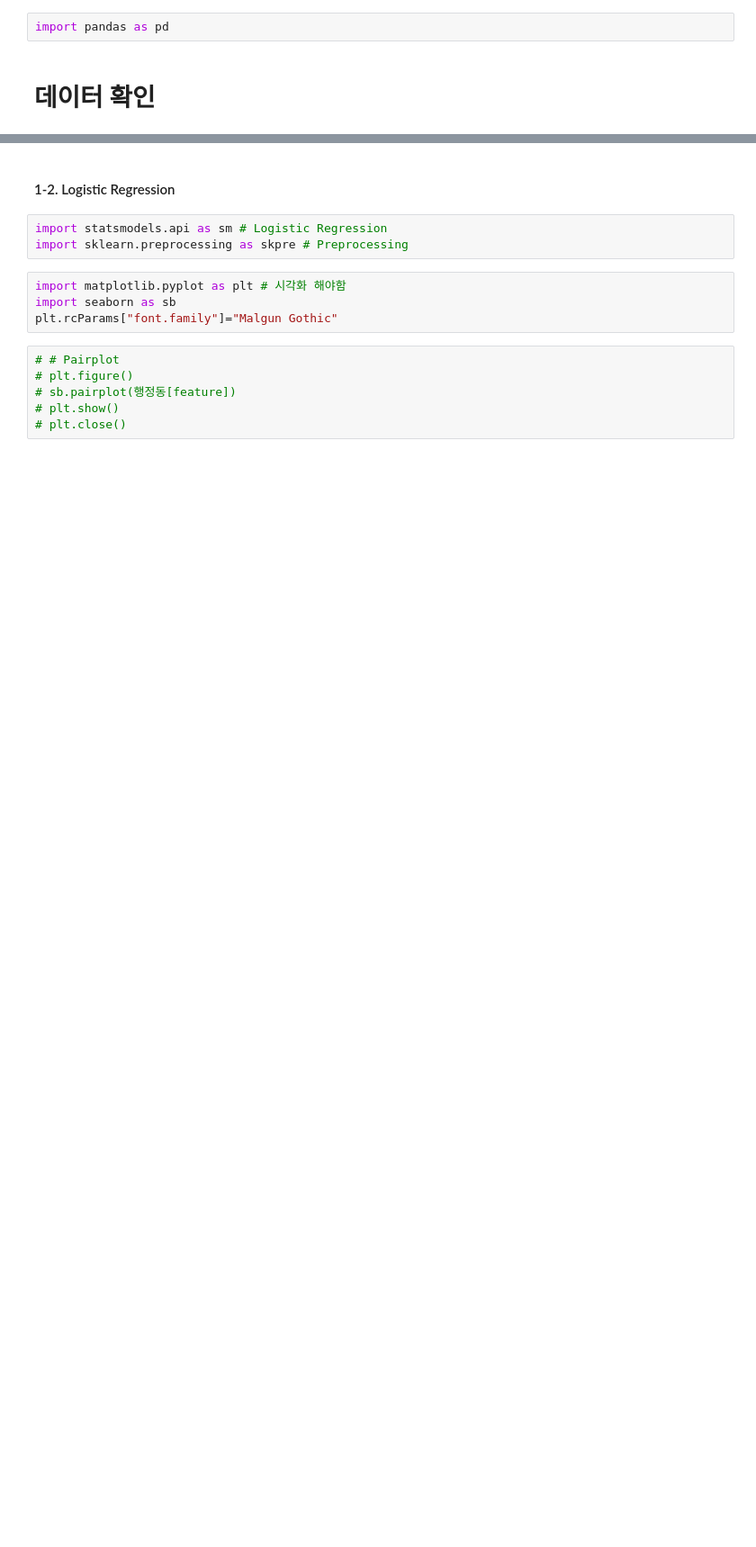
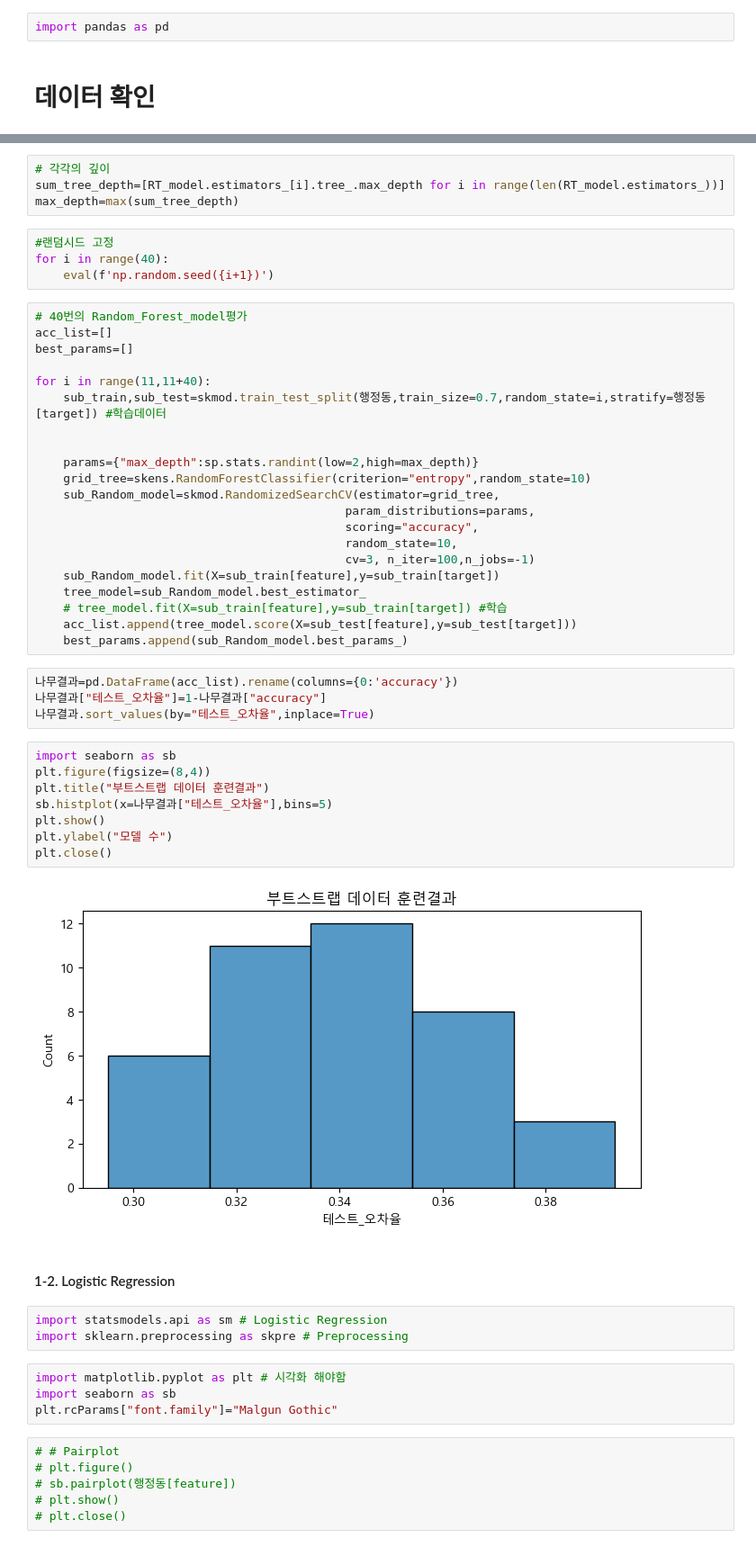
Before and after one commit to Apple03244/Total_Projects, a Jupyter notebook: Team_Projects/005_서울시빅데이터/정훈노트/파일추가후다시.ipynb, the cells around one changed output, grey strips where cells are left out. Shown at 90% size. Saved outputs shown, nothing was run; the diff lists cells and outputs as text; blank space fills up the shorter version.

```diff
--- a/Team_Projects/005_서울시빅데이터/정훈노트/파일추가후다시.ipynb
+++ b/Team_Projects/005_서울시빅데이터/정훈노트/파일추가후다시.ipynb
@@ -93,3 +101,46 @@ target="침수여부"
+# %%
+# 각각의 깊이
+sum_tree_depth=[RT_model.estimators_[i].tree_.max_depth for i in range(len(RT_model.estimators_))]
+max_depth=max(sum_tree_depth)
+# %%
+#랜덤시드 고정
+for i in range(40):
+    eval(f'np.random.seed({i+1})')
+# %%
+# 40번의 Random_Forest_model평가
+acc_list=[]
+best_params=[]
+
+for i in range(11,11+40):
+    sub_train,sub_test=skmod.train_test_split(행정동,train_size=0.7,random_state=i,stratify=행정동[target]) #학습데이터
+
+
+    params={"max_depth":sp.stats.randint(low=2,high=max_depth)}
+    grid_tree=skens.RandomForestClassifier(criterion="entropy",random_state=10)
+    sub_Random_model=skmod.RandomizedSearchCV(estimator=grid_tree,
+                                            param_distributions=params,
+                                            scoring="accuracy",
+                                            random_state=10,
+                                            cv=3, n_iter=100,n_jobs=-1)
+    sub_Random_model.fit(X=sub_train[feature],y=sub_train[target])
+    tree_model=sub_Random_model.best_estimator_
+    # tree_model.fit(X=sub_train[feature],y=sub_train[target]) #학습
+    acc_list.append(tree_model.score(X=sub_test[feature],y=sub_test[target]))
+    best_params.append(sub_Random_model.best_params_)
+# %%
+나무결과=pd.DataFrame(acc_list).rename(columns={0:'accuracy'})
+나무결과["테스트_오차율"]=1-나무결과["accuracy"]
+나무결과.sort_values(by="테스트_오차율",inplace=True)
+# %%
+import seaborn as sb
+plt.figure(figsize=(8,4))
+plt.title("부트스트랩 데이터 훈련결과")
+sb.histplot(x=나무결과["테스트_오차율"],bins=5)
+plt.show()
+plt.ylabel("모델 수")
+plt.close()
+# %% [output]
+[figure, added]
 # %% [markdown]
 #### 1-2. Logistic Regression
 # %%
```
Also changed, not shown: parts of 38 cells of this notebook, 1 other file.
